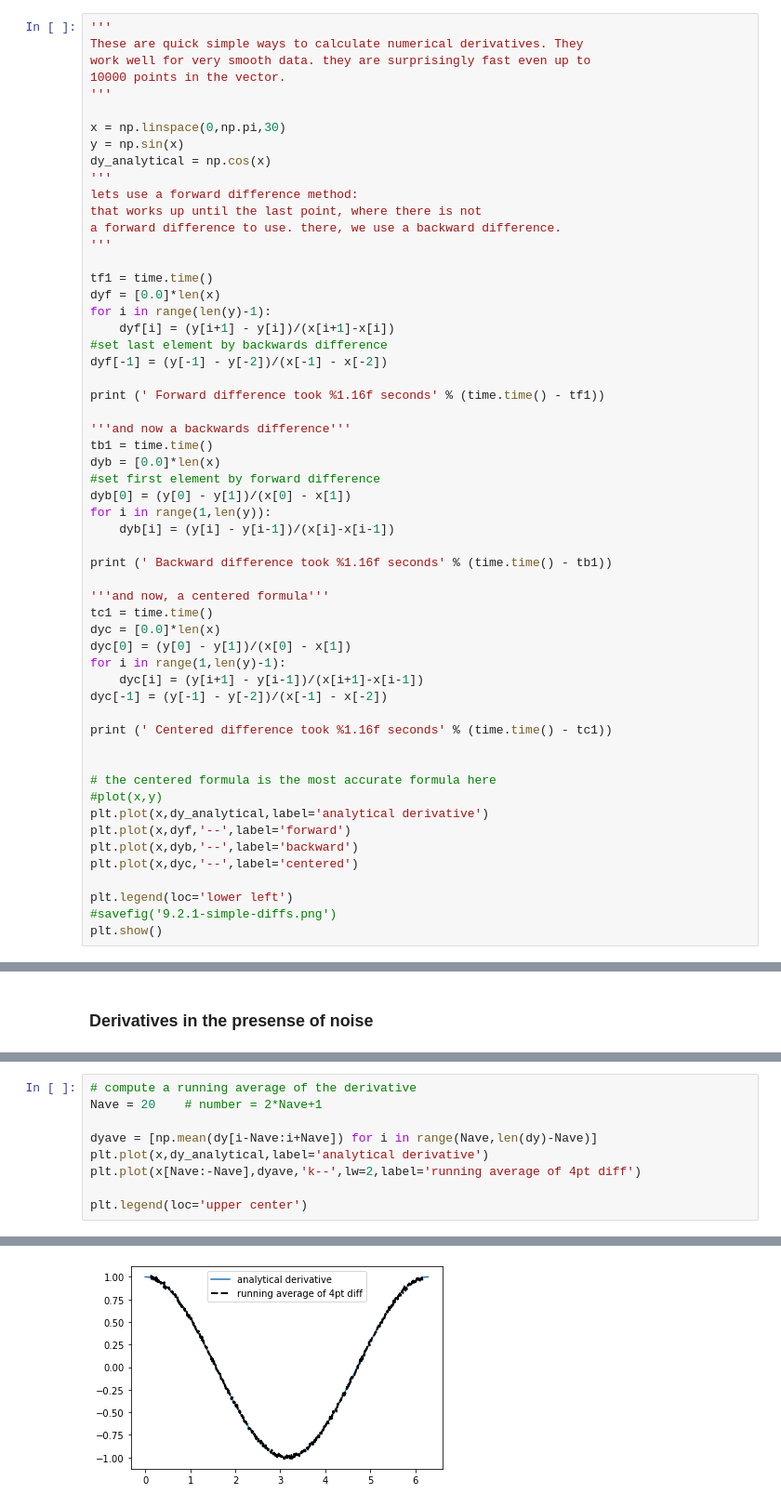
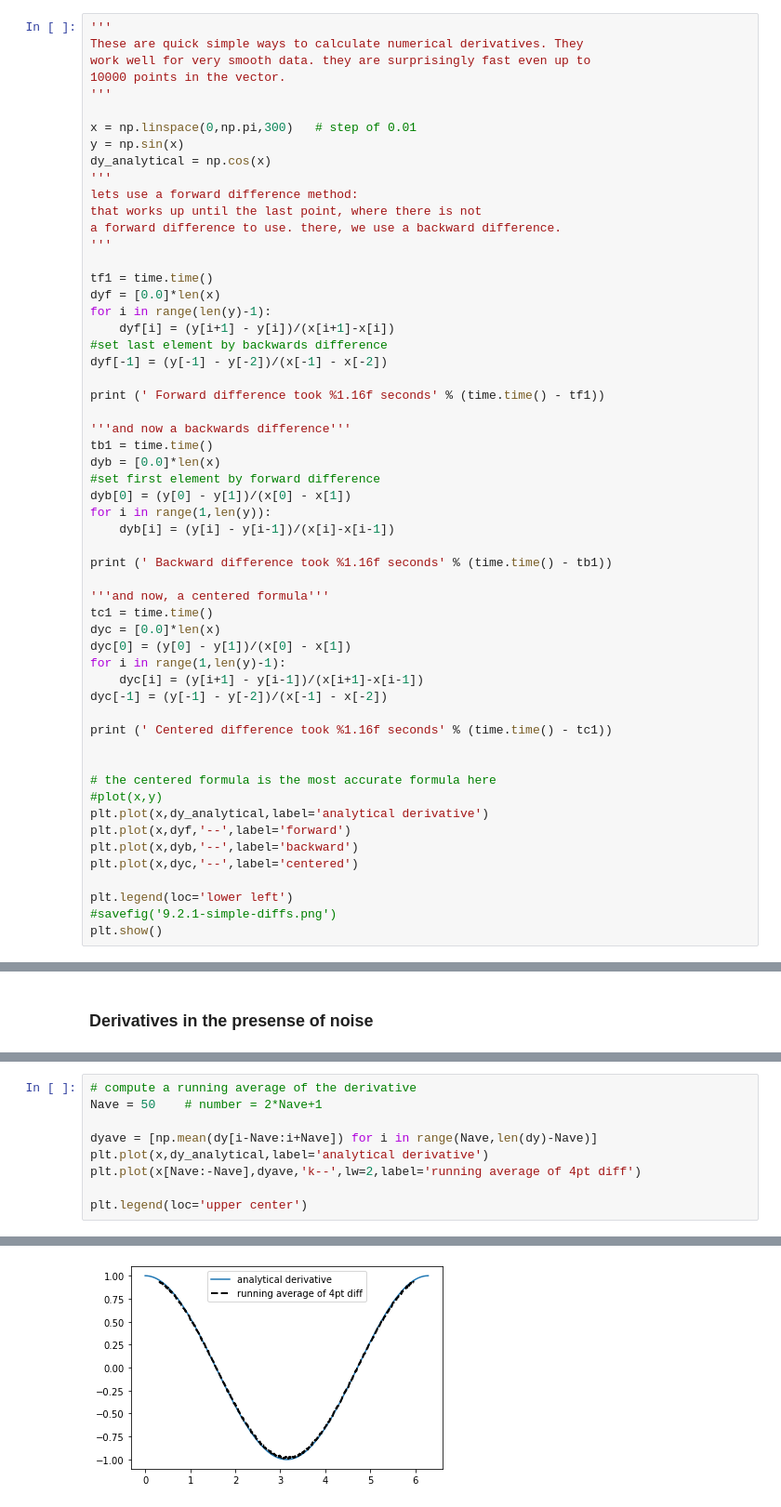
Before and after one commit to ds-connectors/Physics-88-SP22, a Jupyter notebook: Week10/L08/Lecture08a.ipynb, the cells around one changed output, grey strips where cells are left out. Shown at 93% size. Drawn from its saved outputs; the diff is of its cells as text.

```diff
--- a/Week10/L08/Lecture08a.ipynb
+++ b/Week10/L08/Lecture08a.ipynb
@@ -108,7 +108,7 @@ work well for very smooth data. they are surprisingly fast even up to
 10000 points in the vector.
 '''
 
-x = np.linspace(0,np.pi,30)
+x = np.linspace(0,np.pi,300)   # step of 0.01
 y = np.sin(x)
 dy_analytical = np.cos(x)
 '''
@@ -315,12 +315,12 @@ plt.legend(loc='upper center')
 # %%
 # compute a running average of the derivative
-Nave = 20    # number = 2*Nave+1
+Nave = 50    # number = 2*Nave+1
 
 dyave = [np.mean(dy[i-Nave:i+Nave]) for i in range(Nave,len(dy)-Nave)]
 plt.plot(x,dy_analytical,label='analytical derivative')
 plt.plot(x[Nave:-Nave],dyave,'k--',lw=2,label='running average of 4pt diff')
 
 plt.legend(loc='upper center')
 # %% [output]
 <matplotlib.legend.Legend at 0x...>
-[figure, old version]
+[figure, new version]
```
Also changed, not shown: parts of 6 cells of this notebook, 3 other files.
